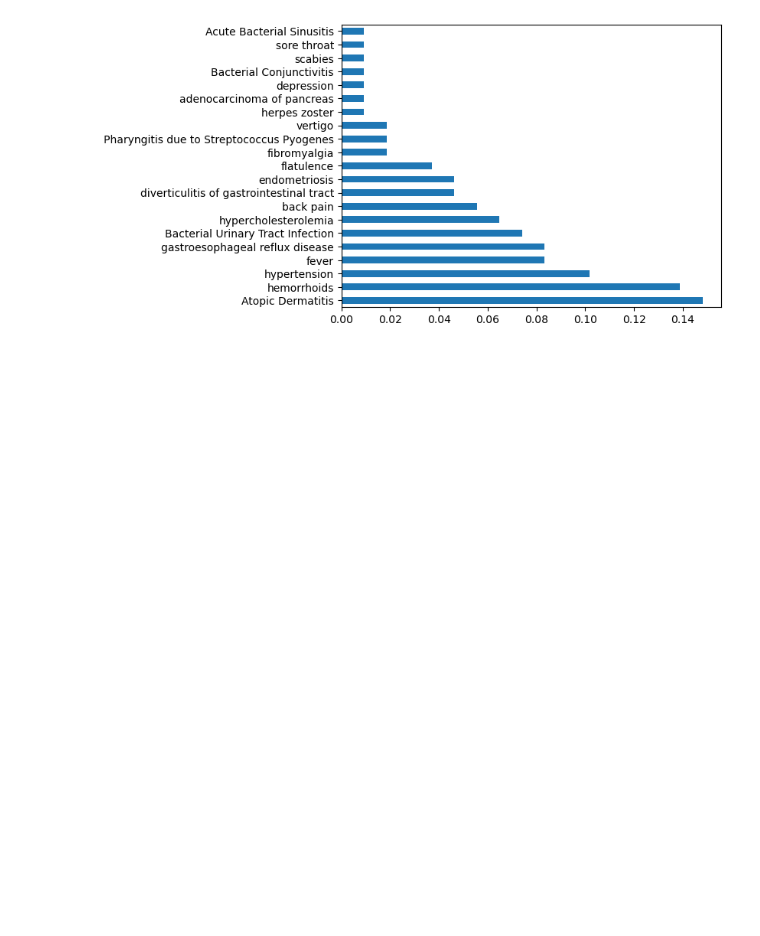
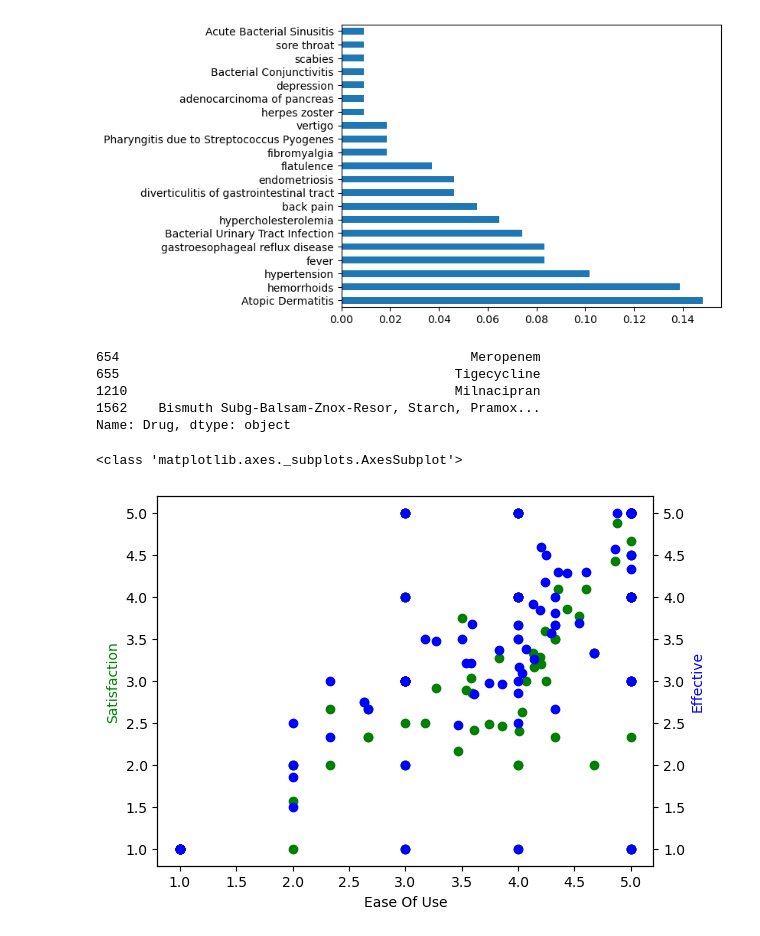
Before and after one commit to deshpandeanu/BasicProjectsPython, a Jupyter notebook: drug-efficacy-analysis-draft.ipynb, the cells around one changed output. Drawn from its saved outputs; the diff is of its cells as text; code cells hidden in the pictures; blank space fills up the shorter version.

Commit message:
Kaggle Notebook | Drug Efficacy analysis draft | Version 7

```diff
--- a/drug-efficacy-analysis-draft.ipynb
+++ b/drug-efficacy-analysis-draft.ipynb
@@ -183,3 +183,28 @@ pyplt.show()
 [figure]
 # %%
 #which drug has maximum number of reviews
+# df2=df.loc[df['Fee'] == 30000, 'Courses']
+drugWithMaxReviews= data.loc[data['NoOfReviews']== data.NoOfReviews.max(),'Drug']
+drugWithMaxReviews
+# %% [output]
+654                                             Meropenem
+655                                           Tigecycline
+1210                                          Milnacipran
+1562    Bismuth Subg-Balsam-Znox-Resor, Starch, Pramox...
+Name: Drug, dtype: object
+# %%
+
+fig, ax1 = pyplt.subplots()
+ax2=ax1.twinx()
+ax1.scatter('EaseOfUse','Satisfaction',data=data,color='g')
+print(type(ax1))
+ax1.set_xlabel('Ease Of Use')
+ax1.set_ylabel('Satisfaction',color='g')
+ax2.set_ylabel('Effective',color='b')
+ax2.scatter('EaseOfUse','Effective',data=data,color='b')
+
+pyplt.xticks(rotation = 45, ha = 'right')
+pyplt.show()
+# %% [output]
+<class 'matplotlib.axes._subplots.AxesSubplot'>
+[figure, added]
```
Also changed, not shown: parts of 2 cells of this notebook.
